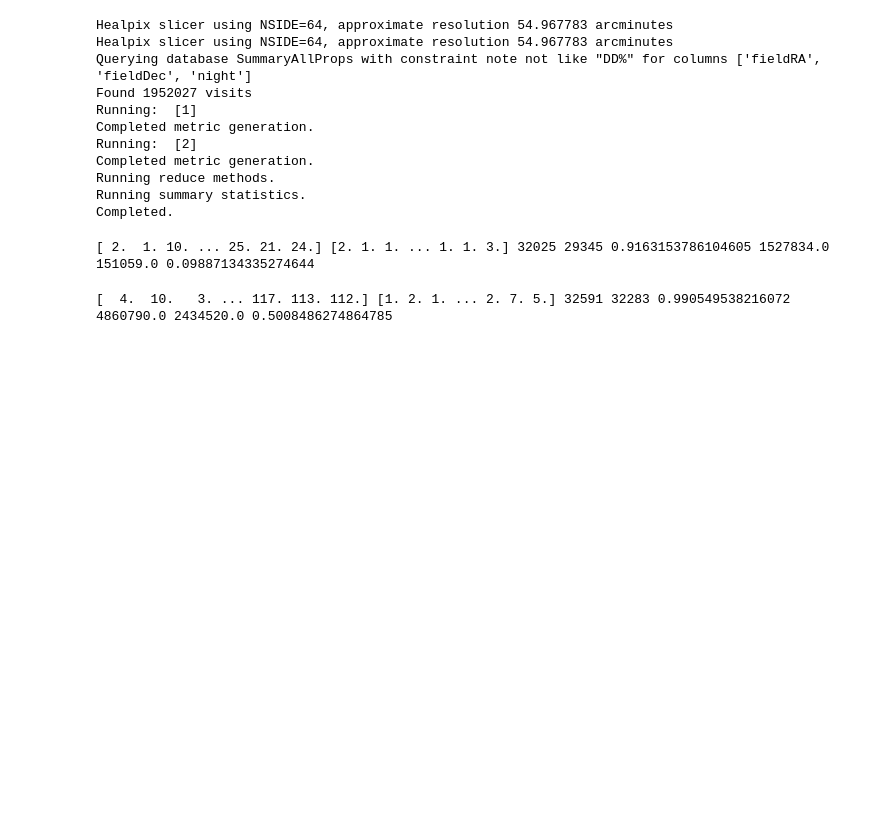
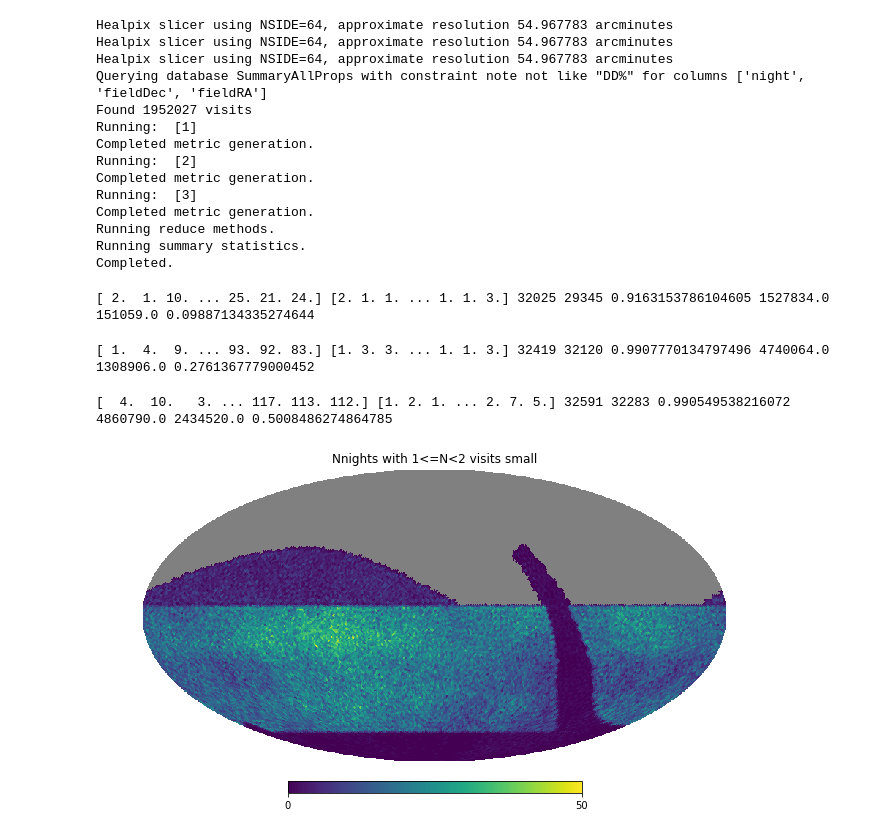
Before and after one commit to lsst-pst/survey_strategy, a Jupyter notebook: fbs_1.7/Overlaps-NvisitsPerNight.ipynb, the cells around one changed output. Saved outputs shown, nothing was run; the diff lists cells and outputs as text; code cells hidden in the pictures; blank space fills up the shorter version.

```diff
--- a/fbs_1.7/Overlaps-NvisitsPerNight.ipynb
+++ b/fbs_1.7/Overlaps-NvisitsPerNight.ipynb
@@ -251,14 +302,18 @@ print(a, b, len(a), len(b), len(b)/len(a), a.sum(), b.sum(), b.sum()/a.sum() )
 # %%
-# Just check for all visits in a night, not just blobs. I think this should be very similar though.
+# Check for all visits in a night, not just blobs. I think this should be very similar though.
 # But exclude DDFs because their dithering is different and could throw things off.
+# We can also simplify the countbins now that we have explored the basics above.
+# And why not throw in an extra slicer, with a slightly reduced radius, to check scaleback of overlap.
 
 bundles = {}
+countbins = np.array([0, 1, 2, 3, 200], int)
 
 # Histogram the number of visits per night.
 metric = metrics.NVisitsPerNightMetric(nightCol='night', bins=countbins,
                                        metricName="NVisitsPerNight")
-slicerSmall = slicers.HealpixSlicer(nside=64, radius=0.75)
-slicerNormal = slicers.HealpixSlicer(nside=64, radius=1.75)
+slicerSmall = slicers.HealpixSlicer(nside=64, radius=0.75)  # Should contain only the center pointings
+slicerShrunk = slicers.HealpixSlicer(nside=64, radius=1.5)  # A slightly reduced FOV .. chip edges?
+slicerNormal = slicers.HealpixSlicer(nside=64, radius=1.75) # Full inscribed FOV
 plotDict = {'bins': countbins, 'xlabel': 'Number of visits each night'}
 plotFunc = plots.SummaryHistogram()
 
@@ -266,20 +321,26 @@ constraint = 'note not like "DD%"'
 
 bundles['small'] = mb.MetricBundle(metric, slicerSmall, constraint, plotDict=plotDict, runName=runName,
                                    metadata='points', plotFuncs=[plotFunc])
+bundles['shrunk'] = mb.MetricBundle(metric, slicerShrunk, constraint, plotDict=plotDict, runName=runName,
+                                   metadata='shrunkcircles', plotFuncs=[plotFunc])
 bundles['normal'] = mb.MetricBundle(metric, slicerNormal, constraint, plotDict=plotDict, runName=runName,
                                    metadata='circles', plotFuncs=[plotFunc])
 opsdb = db.OpsimDatabase(os.path.join(dbroot, runName+".db"))
-g = mb.MetricBundleGroup({1: bundles['small'], 2: bundles['normal']}, opsdb, outDir=outDir, resultsDb=None)
+g = mb.MetricBundleGroup({1: bundles['small'], 2:bundles['shrunk'], 3: bundles['normal']}, opsdb,
+                         outDir=outDir, resultsDb=None)
 g.runAll()
 # %% [output]
 Healpix slicer using NSIDE=64, approximate resolution 54.967783 arcminutes
 Healpix slicer using NSIDE=64, approximate resolution 54.967783 arcminutes
-Querying database SummaryAllProps with constraint note not like "DD%" for columns ['fieldRA', 'fieldDec', 'night']
+Healpix slicer using NSIDE=64, approximate resolution 54.967783 arcminutes
+Querying database SummaryAllProps with constraint note not like "DD%" for columns ['night', 'fieldDec', 'fieldRA']
 Found 1952027 visits
 Running:  [1]
 Completed metric generation.
 Running:  [2]
 Completed metric generation.
+Running:  [3]
+Completed metric generation.
 Running reduce methods.
 Running summary statistics.
 Completed.
@@ -293,6 +352,14 @@ b = v[np.where(v>0)]
 print(a, b, len(a), len(b), len(b)/len(a), a.sum(), b.sum(), b.sum()/a.sum() )
 # %% [output]
 [ 2.  1. 10. ... 25. 21. 24.] [2. 1. 1. ... 1. 1. 3.] 32025 29345 0.9163153786104605 1527834.0 151059.0 0.09887134335274644
+# %%
+v = subval_hist(bundles['shrunk'].metricValues, 2)
+a = v[np.where(v>0)]
+v = subval_hist(bundles['shrunk'].metricValues, 3)  # this bin should have all of the >2 ..
+b = v[np.where(v>0)]
+print(a, b, len(a), len(b), len(b)/len(a), a.sum(), b.sum(), b.sum()/a.sum() )
+# %% [output]
+[ 1.  4.  9. ... 93. 92. 83.] [1. 3. 3. ... 1. 1. 3.] 32419 32120 0.9907770134797496 4740064.0 1308906.0 0.2761367779000452
 # %%
 v = subval_hist(bundles['normal'].metricValues, 2)
 a = v[np.where(v>0)]
@@ -308,0 +371,11 @@ print(a, b, len(a), len(b), len(b)/len(a), a.sum(), b.sum(), b.sum()/a.sum() )
+# %%
+for run in ['small', 'shrunk', 'normal']:
+    t = np.zeros(len(bundles[run].metricValues))
+    for i in range(1, len(countbins)-1):
+        v = subval_hist(bundles[run].metricValues, i)
+        t += v
+        hp.mollview(v, title=f'Nnights with {countbins[i]}<=N<{countbins[i+1]} visits {run}')
+    t = np.where(t<0, hp.UNSEEN, t)
+    hp.mollview(t, title=f'Total nights with visits {run}')
+# %% [output]
+[figure, added]
```
Also changed, not shown: parts of 23 cells of this notebook.
